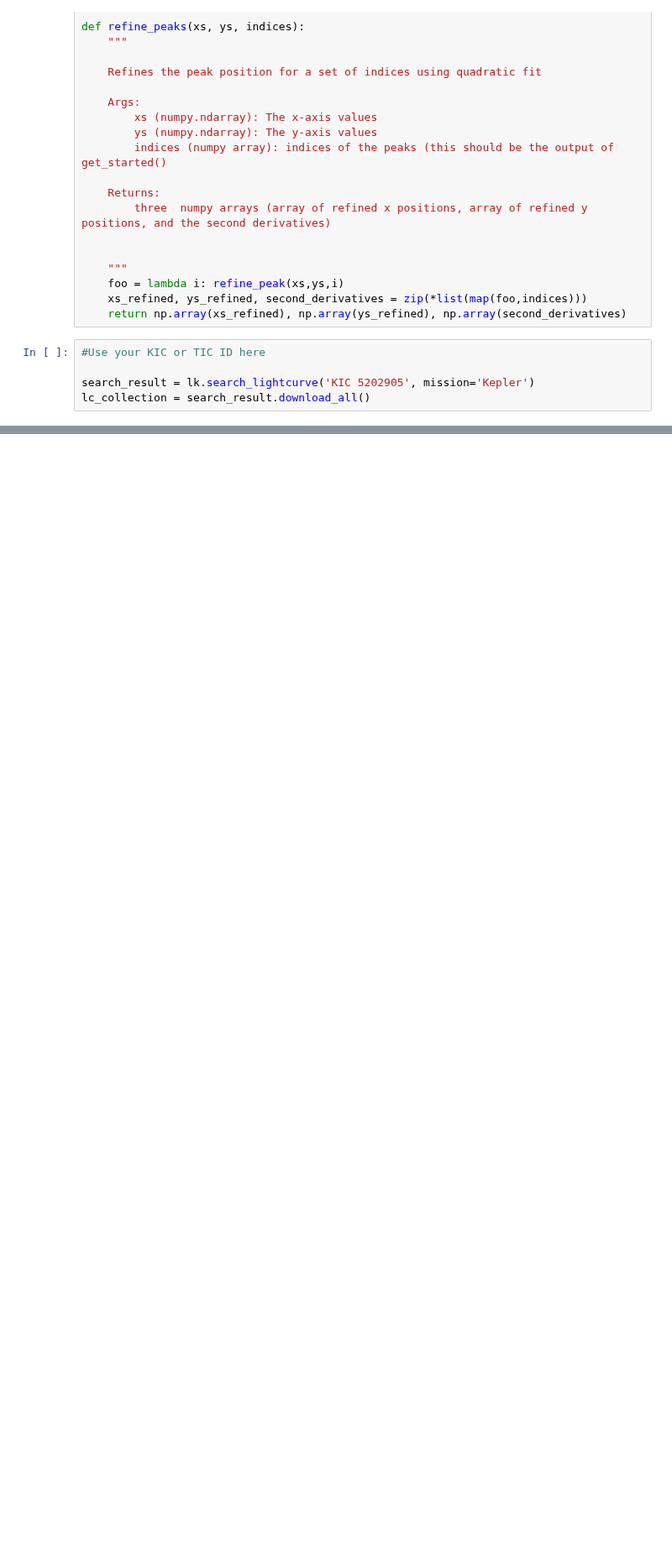
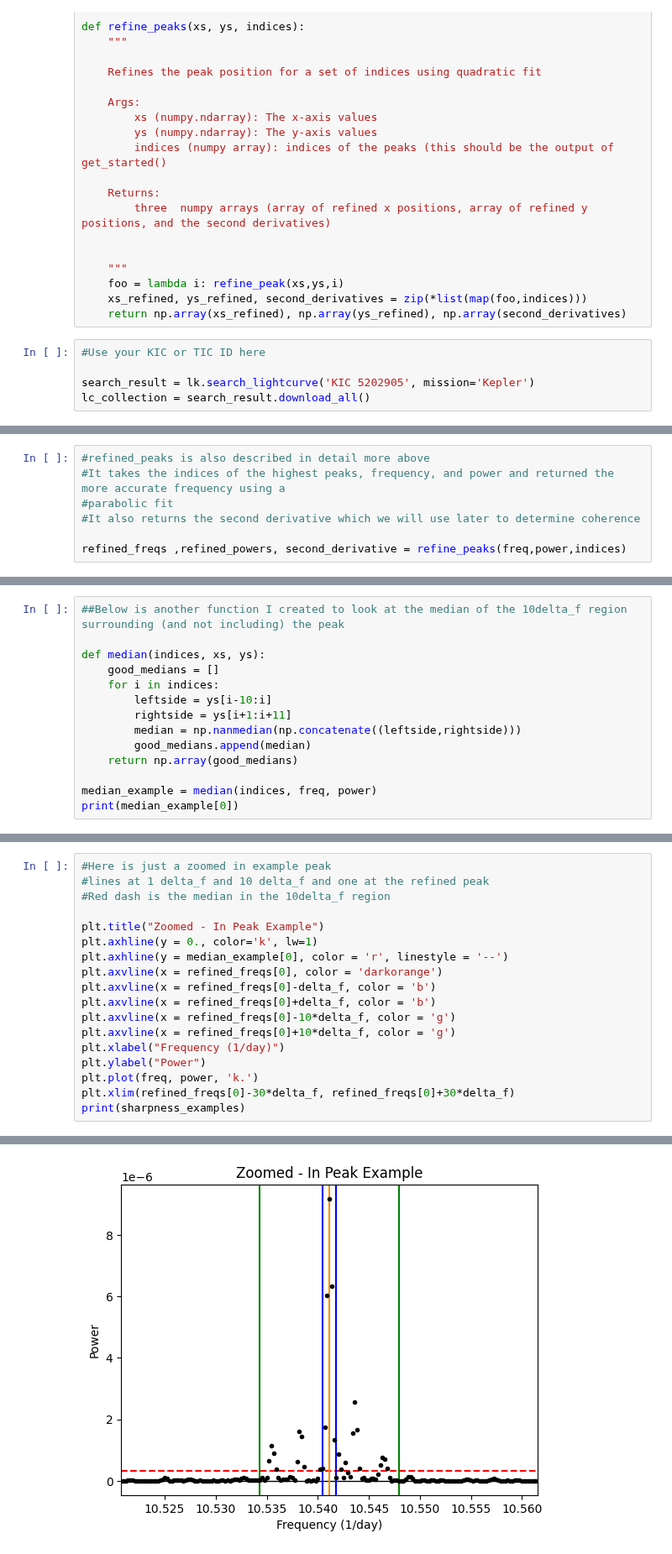
Before and after one commit to Hoggnation/cataloging_coherent_oscillators, a Jupyter notebook: SampleStarSearch.ipynb, the cells around one changed output, grey strips where cells are left out. Shown at 84% size. Saved outputs shown, nothing was run; the diff lists cells and outputs as text; blank space fills up the shorter version.

Commit message:
completed example star search + explanation

```diff
--- a/SampleStarSearch.ipynb
+++ b/SampleStarSearch.ipynb
@@ -192,0 +232,7 @@ frequency_grid = np.arange(f_min, f_max, f_min)/(u.day)
+# %%
+#refined_peaks is also described in detail more above
+#It takes the indices of the highest peaks, frequency, and power and returned the more accurate frequency using a
+#parabolic fit
+#It also returns the second derivative which we will use later to determine coherence
+
+refined_freqs ,refined_powers, second_derivative = refine_peaks(freq,power,indices)
@@ -192,0 +263,14 @@ frequency_grid = np.arange(f_min, f_max, f_min)/(u.day)
+# %%
+##Below is another function I created to look at the median of the 10delta_f region surrounding (and not including) the peak
+
+def median(indices, xs, ys):
+    good_medians = []
+    for i in indices:
+        leftside = ys[i-10:i]
+        rightside = ys[i+1:i+11]
+        median = np.nanmedian(np.concatenate((leftside,rightside)))
+        good_medians.append(median)
+    return np.array(good_medians)
+
+median_example = median(indices, freq, power)
+print(median_example[0])
@@ -192,0 +279,19 @@ frequency_grid = np.arange(f_min, f_max, f_min)/(u.day)
+# %%
+#Here is just a zoomed in example peak
+#lines at 1 delta_f and 10 delta_f and one at the refined peak
+#Red dash is the median in the 10delta_f region
+
+plt.title("Zoomed - In Peak Example")
+plt.axhline(y = 0., color='k', lw=1)
+plt.axhline(y = median_example[0], color = 'r', linestyle = '--')
+plt.axvline(x = refined_freqs[0], color = 'darkorange')
+plt.axvline(x = refined_freqs[0]-delta_f, color = 'b')
+plt.axvline(x = refined_freqs[0]+delta_f, color = 'b')
+plt.axvline(x = refined_freqs[0]-10*delta_f, color = 'g')
+plt.axvline(x = refined_freqs[0]+10*delta_f, color = 'g')
+plt.xlabel("Frequency (1/day)")
+plt.ylabel("Power")
+plt.plot(freq, power, 'k.')
+plt.xlim(refined_freqs[0]-30*delta_f, refined_freqs[0]+30*delta_f)
+print(sharpness_examples)
+# %% [output]
@@ -192,0 +299 @@ frequency_grid = np.arange(f_min, f_max, f_min)/(u.day)
+[figure, added]
```
Also changed, not shown: parts of 10 cells of this notebook.
